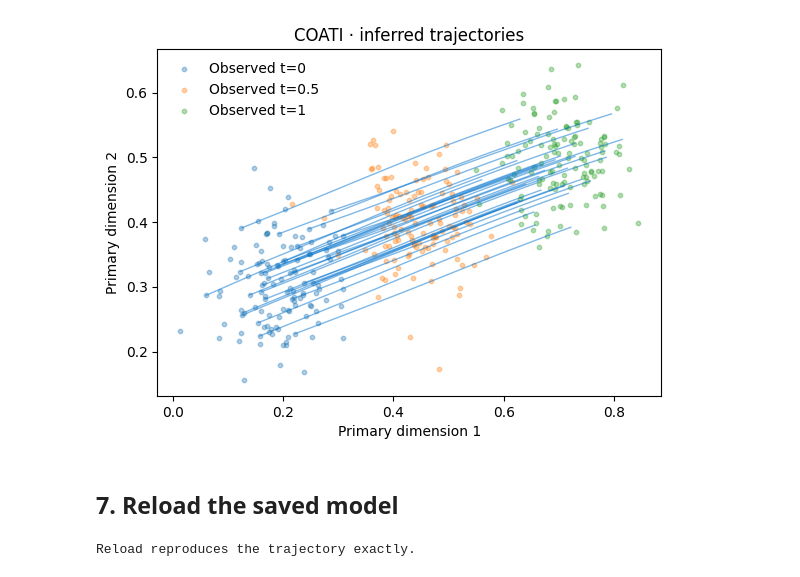
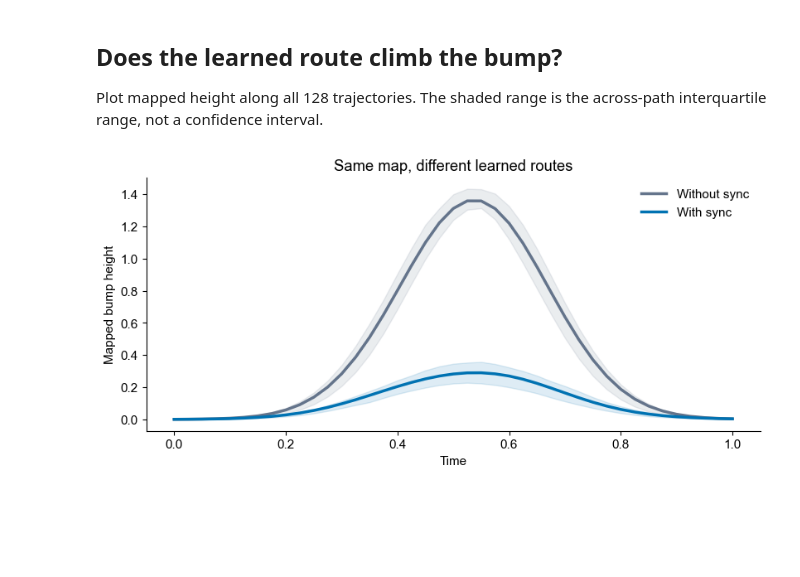
Before and after one commit to shankswang953/COATI, a Jupyter notebook: docs/tutorials/01_gaussian.ipynb, the cells around one changed output. Saved outputs shown, nothing was run; the diff lists cells and outputs as text; code cells hidden in the pictures; blank space fills up the shorter version.

Commit message:
Replace small synthetic demos with a controlled Gaussian sync comparison

```diff
--- a/docs/tutorials/01_gaussian.ipynb
+++ b/docs/tutorials/01_gaussian.ipynb
@@ -79,0 +29,10 @@ metrics
+# %%
+SEED = 7
+N_CELLS = 128
+ITERATIONS = 1000
+SECONDARY_WEIGHT = .7
+HEIGHT, WIDTH, CENTER = 1.5, .28, (0., .12)
+data = ct.datasets.gaussian_sync(n=N_CELLS, seed=SEED, height=HEIGHT, width=WIDTH, center=CENTER)
+T = ct.datasets.gaussian_bump_map(height=HEIGHT, width=WIDTH, center=CENTER)
+print("Observed times:", data.times)
+print("Primary / secondary:", data.primary[0].shape, data.secondary[0].shape)
@@ -79,0 +48,11 @@ metrics
+# %%
+base = ct.Config(
+    multimodal=False, balanced=True, iterations=ITERATIONS,
+    batch_size=64, learning_rate=.003, hidden_dim=64, n_layers=3,
+    activation="tanh", matching_weight=100., energy_weight=1.,
+    manifold_weight=0., dt=.05, seed=SEED,
+)
+configs = {
+    "Without sync": base,
+    "With sync": base.with_parameters(multimodal=True, secondary_weight=SECONDARY_WEIGHT),
+}
@@ -79,0 +63,11 @@ metrics
+# %%
+run_dir = Path("outputs") / ("gaussian-sync-" + uuid.uuid4().hex[:8])
+initial_checkpoint = make_shared_initial_checkpoint(base, run_dir / "initial.pt")
+results = {}
+for name, config in configs.items():
+    results[name] = ct.train_vector_field(
+        data, config, output_dir=run_dir / ("with_sync" if config.multimodal else "without_sync"),
+        T_model=T if config.multimodal else None,
+        warm_start_path=initial_checkpoint,
+    )
+    print(name, "trained for", ITERATIONS, "iterations")
@@ -79,0 +81,9 @@ metrics
+# %%
+predictions = {}
+for name, result in results.items():
+    prediction = result.predict_trajectory(times=np.linspace(0., 1., 41))
+    with torch.no_grad():
+        prediction["secondary"] = T(torch.tensor(prediction["primary"])).numpy()
+    assert np.isfinite(prediction["primary"]).all()
+    np.testing.assert_array_equal(prediction["secondary"][..., :2], prediction["primary"])
+    predictions[name] = prediction
@@ -80,13 +99,9 @@ metrics
+# %% [markdown]
+## Does the learned route climb the bump?
+
+Plot mapped height along all 128 trajectories. The shaded range is the across-path interquartile range, not a confidence interval.
 # %%
-result.plot()
+plot_bump_height(predictions)
 plt.show()
 # %% [output]
-[figure, old version]
+[figure, new version]
-# %% [markdown]
-## 7. Reload the saved model
-# %%
-restored = ct.load_result(result.output_dir)
-np.testing.assert_array_equal(restored.predict()["primary"], trajectory["primary"])
-print("Reload reproduces the trajectory exactly.")
-# %% [output]
-Reload reproduces the trajectory exactly.
```
Also changed, not shown: parts of 27 cells of this notebook, 13 other files.
